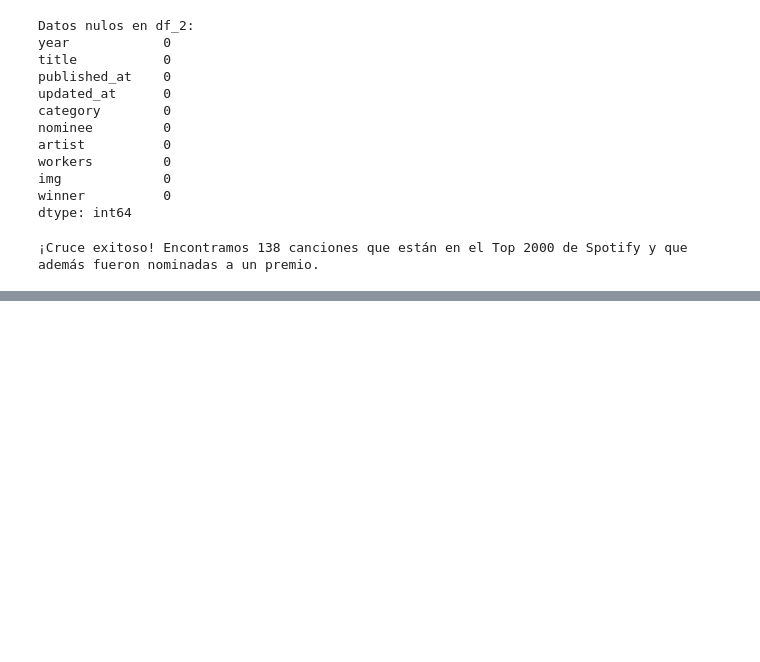
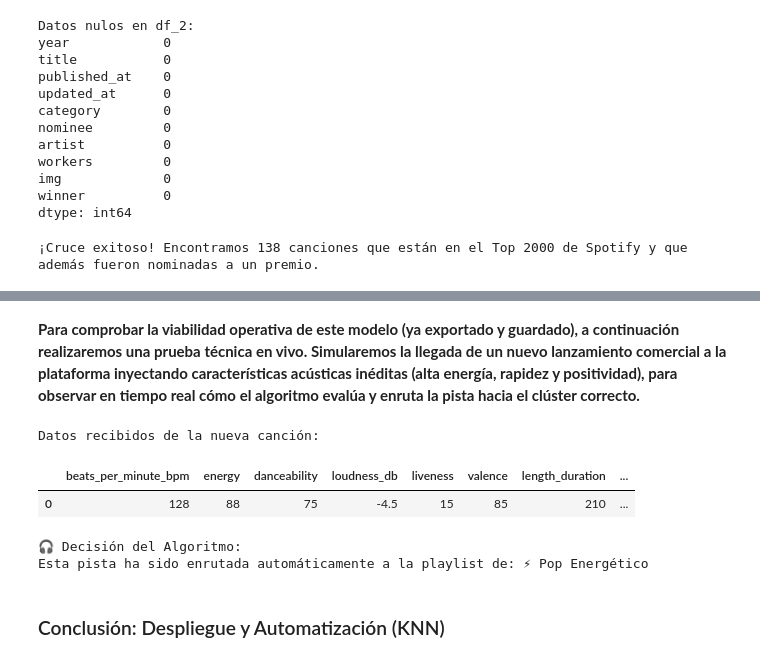
Before and after one commit to 17Juan08/Spotify_Streaming_Audit, a Jupyter notebook: Group4_Spotify_Streaming_Audit.ipynb, the cells around one changed output, grey strips where cells are left out. Saved outputs shown, nothing was run; the diff lists cells and outputs as text; code cells hidden in the pictures; blank space fills up the shorter version.

```diff
--- a/Group4_Spotify_Streaming_Audit.ipynb
+++ b/Group4_Spotify_Streaming_Audit.ipynb
@@ -603,0 +720,42 @@ print(f"¡Cruce exitoso! Encontramos {len(df_features_premios)} canciones que es
+# %% [markdown]
+**Para comprobar la viabilidad operativa de este modelo (ya exportado y guardado), a continuación realizaremos una prueba técnica en vivo. Simularemos la llegada de un nuevo lanzamiento comercial a la plataforma inyectando características acústicas inéditas (alta energía, rapidez y positividad), para observar en tiempo real cómo el algoritmo evalúa y enruta la pista hacia el clúster correcto.**
+# %%
+# 1. Cargar el "cerebro" (Los archivos que acabas de guardar)
+modelo_cargado = joblib.load('modelo_knn_enrutador.joblib')
+escalador_cargado = joblib.load('escalador_acustico.joblib')
+
+# 2. Llega una canción nueva a la plataforma (Datos inventados para la demo)
+# Una pista muy rápida (128 BPM), súper alegre (Valence 85) y con mucha energía (88)
+datos_nueva_cancion = {
+    'beats_per_minute_bpm': [128],
+    'energy': [88],
+    'danceability': [75],
+    'loudness_db': [-4.5],
+    'liveness': [15],
+    'valence': [85],
+    'length_duration': [210], # 3 minutos y medio
+    'acousticness': [5],      # Nada acústica, puros sintetizadores
+    'speechiness': [4]
+}
+
+# Convertimos los datos al formato que entiende el modelo
+cancion_nueva_df = pd.DataFrame(datos_nueva_cancion)
+# Aseguramos que tenga exactamente las mismas 9 columnas que usamos al entrenar
+cancion_nueva_df = cancion_nueva_df[acoustic_features]
+
+# 3. El sistema procesa y clasifica instantáneamente
+cancion_escalada = escalador_cargado.transform(cancion_nueva_df)
+prediccion_cluster = modelo_cargado.predict(cancion_escalada)
+
+print("Datos recibidos de la nueva canción:")
+display(cancion_nueva_df)
+print(f"\n🎧 Decisión del Algoritmo:")
+print(f"Esta pista ha sido enrutada automáticamente a la playlist de: {prediccion_cluster[0]}")
+# %% [output]
+Datos recibidos de la nueva canción:
+|  | beats_per_minute_bpm | energy | danceability | loudness_db | liveness | valence | length_duration | ... |
+| 0 | 128 | 88 | 75 | -4.5 | 15 | 85 | 210 | ... |
+🎧 Decisión del Algoritmo:
+Esta pista ha sido enrutada automáticamente a la playlist de: ⚡ Pop Energético
+# %% [markdown]
+### Conclusión: Despliegue y Automatización (KNN)
```
Also changed, not shown: parts of 79 cells of this notebook.
